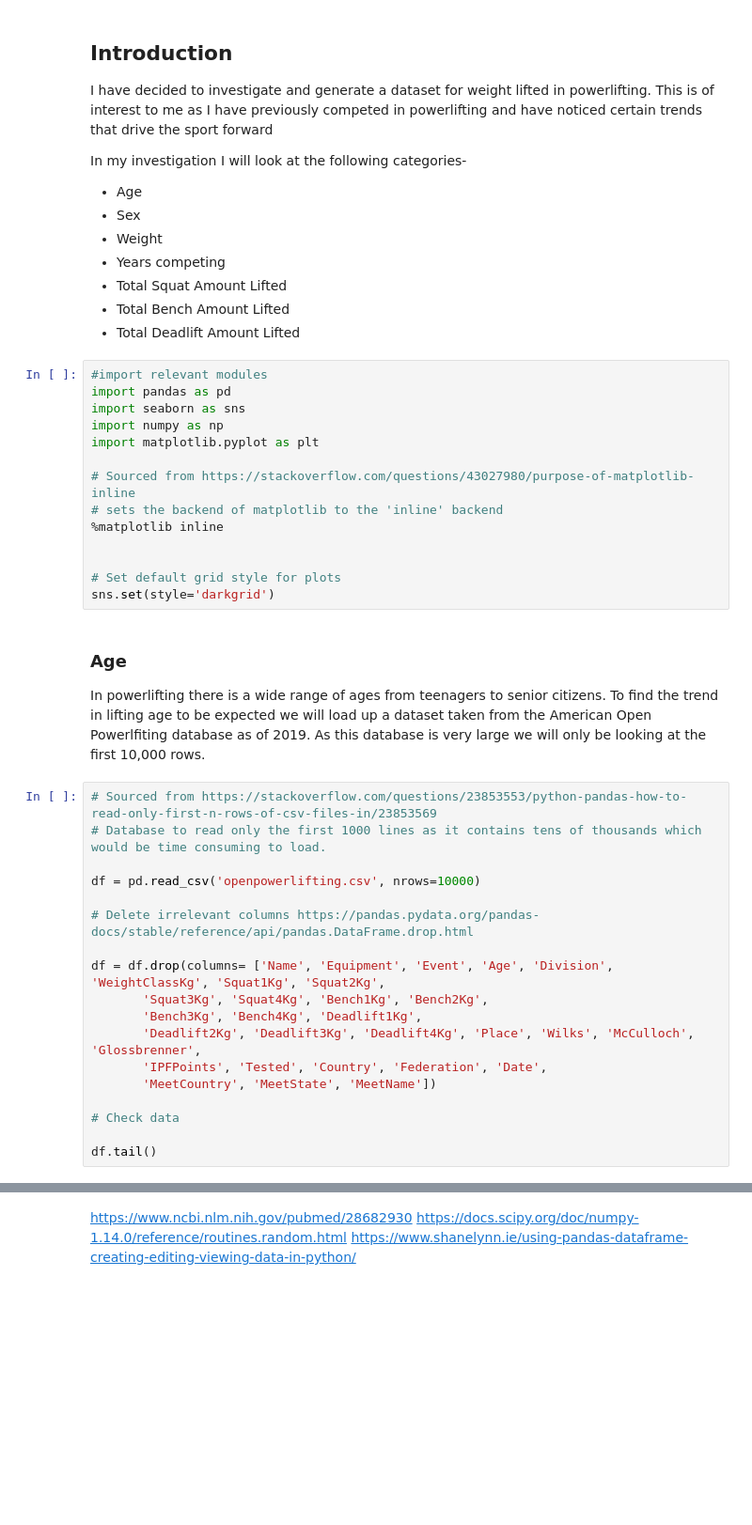
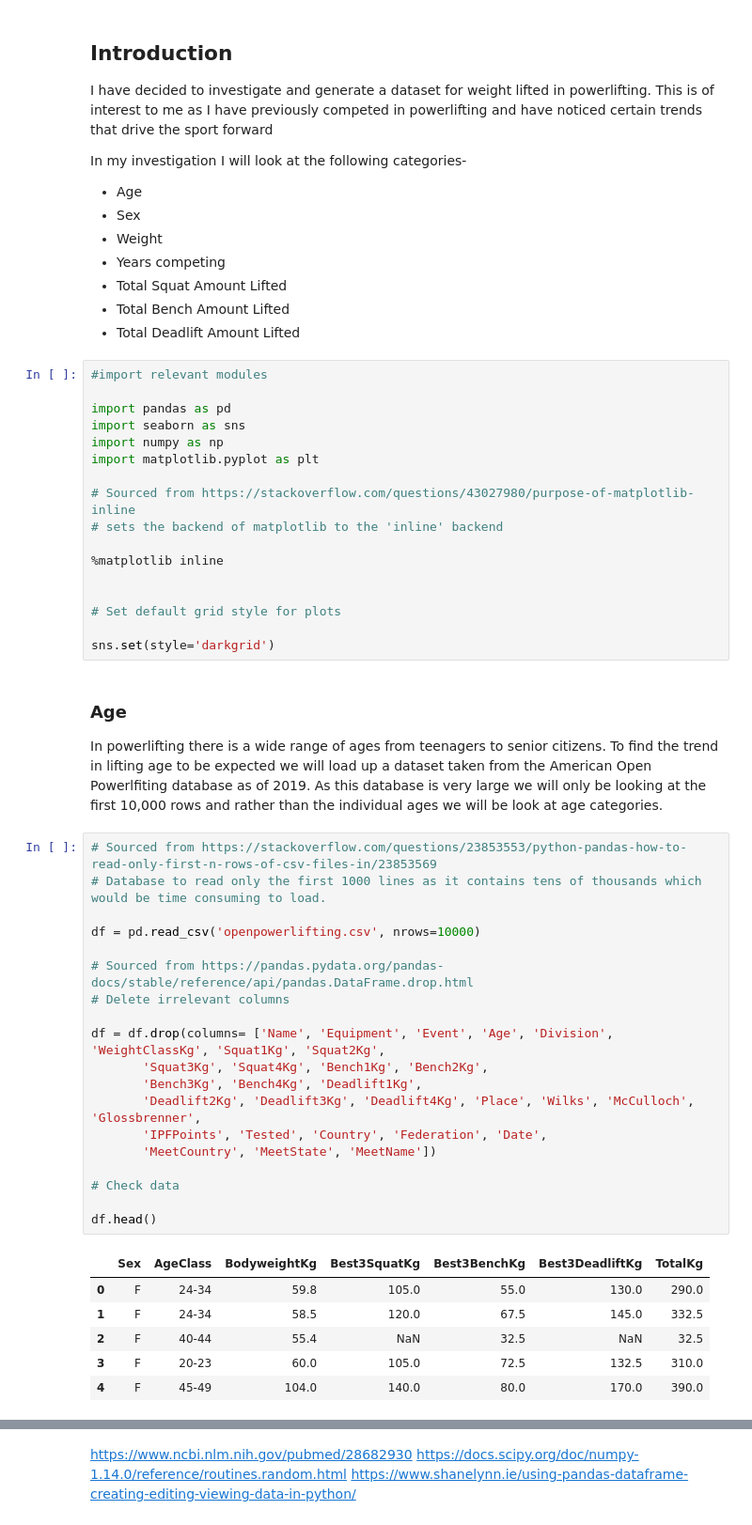
Before and after one commit to IanWafer/Programming-Project, a Jupyter notebook: Simulated Real World Phenomenon.ipynb, the cells around one changed output, grey strips where cells are left out. Shown at 94% size. Cells and saved outputs as stored; diff of their text form; blank space fills up the shorter version.

Commit message:
Further data cleanup of dataset made. Further descriptions added.

```diff
--- a/Simulated Real World Phenomenon.ipynb
+++ b/Simulated Real World Phenomenon.ipynb
@@ -20,6 +20,7 @@ In my investigation I will look at the following categories-
 - Total Deadlift Amount Lifted
 # %%
 #import relevant modules
+
 import pandas as pd
 import seaborn as sns
 import numpy as np
@@ -27,30 +28,40 @@ import matplotlib.pyplot as plt
 
 # Sourced from https://stackoverflow.com/questions/43027980/purpose-of-matplotlib-inline
 # sets the backend of matplotlib to the 'inline' backend
+
 %matplotlib inline
 
 
 # Set default grid style for plots
+
 sns.set(style='darkgrid')
 # %% [markdown]
 ### Age
 
-In powerlifting there is a wide range of ages from teenagers to senior citizens. To find the trend in lifting age to be expected we will load up a dataset taken from the American Open Powerlfiting database as of 2019. As this database is very large we will only be looking at the first 10,000 rows.
+In powerlifting there is a wide range of ages from teenagers to senior citizens. To find the trend in lifting age to be expected we will load up a dataset taken from the American Open Powerlfiting database as of 2019. As this database is very large we will only be looking at the first 10,000 rows and rather than the individual ages we will be look at age categories.
 # %%
 # Sourced from https://stackoverflow.com/questions/23853553/python-pandas-how-to-read-only-first-n-rows-of-csv-files-in/23853569
 # Database to read only the first 1000 lines as it contains tens of thousands which would be time consuming to load.
 
 df = pd.read_csv('openpowerlifting.csv', nrows=10000)
 
-# Delete irrelevant columns https://pandas.pydata.org/pandas-docs/stable/reference/api/pandas.DataFrame.drop.html
+# Sourced from https://pandas.pydata.org/pandas-docs/stable/reference/api/pandas.DataFrame.drop.html
+# Delete irrelevant columns
 
 df = df.drop(columns= ['Name', 'Equipment', 'Event', 'Age', 'Division', 'WeightClassKg', 'Squat1Kg', 'Squat2Kg',
        'Squat3Kg', 'Squat4Kg', 'Bench1Kg', 'Bench2Kg',
        'Bench3Kg', 'Bench4Kg', 'Deadlift1Kg',
        'Deadlift2Kg', 'Deadlift3Kg', 'Deadlift4Kg', 'Place', 'Wilks', 'McCulloch', 'Glossbrenner',
        'IPFPoints', 'Tested', 'Country', 'Federation', 'Date',
        'MeetCountry', 'MeetState', 'MeetName'])
 
 # Check data
 
-df.tail()
+df.head()
+# %% [output]
+|  | Sex | AgeClass | BodyweightKg | Best3SquatKg | Best3BenchKg | Best3DeadliftKg | TotalKg |
+| 0 | F | 24-34 | 59.8 | 105.0 | 55.0 | 130.0 | 290.0 |
+| 1 | F | 24-34 | 58.5 | 120.0 | 67.5 | 145.0 | 332.5 |
+| 2 | F | 40-44 | 55.4 | NaN | 32.5 | NaN | 32.5 |
+| 3 | F | 20-23 | 60.0 | 105.0 | 72.5 | 132.5 | 310.0 |
+| 4 | F | 45-49 | 104.0 | 140.0 | 80.0 | 170.0 | 390.0 |
```
Also changed, not shown: parts of 10 cells of this notebook, 2 other files.
